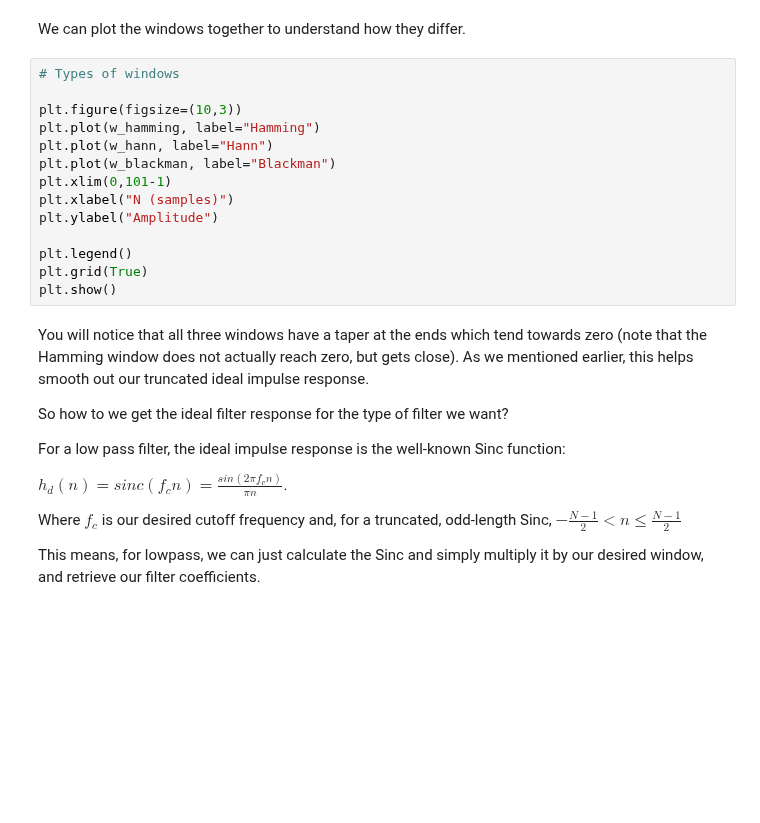
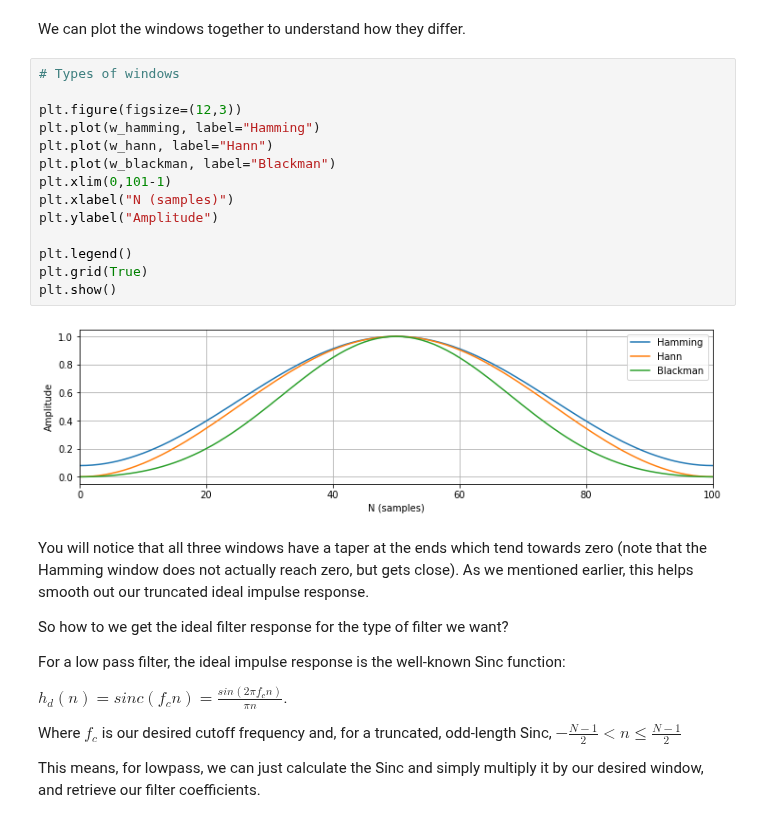
Before and after one commit to strath-sdr/dsp_notebooks, a Jupyter notebook: notebooks/digital_filters/01_digital_filter_design.ipynb, the cells around one changed output. Saved outputs shown, nothing was run; the diff lists cells and outputs as text; blank space fills up the shorter version.

```diff
--- a/notebooks/digital_filters/01_digital_filter_design.ipynb
+++ b/notebooks/digital_filters/01_digital_filter_design.ipynb
@@ -195,17 +201,19 @@ We can plot the windows together to understand how they differ.
 # %%
 # Types of windows
 
-plt.figure(figsize=(10,3))
+plt.figure(figsize=(12,3))
 plt.plot(w_hamming, label="Hamming")
 plt.plot(w_hann, label="Hann")
 plt.plot(w_blackman, label="Blackman")
 plt.xlim(0,101-1)
 plt.xlabel("N (samples)")
 plt.ylabel("Amplitude")
 
 plt.legend()
 plt.grid(True)
 plt.show()
+# %% [output]
+[figure, added]
 # %% [markdown]
 You will notice that all three windows have a taper at the ends which tend towards zero (note that the Hamming window does not actually reach zero, but gets close). As we mentioned earlier, this helps smooth out our truncated ideal impulse response.
 
```
Also changed, not shown: parts of 18 cells of this notebook, 1 other file.
